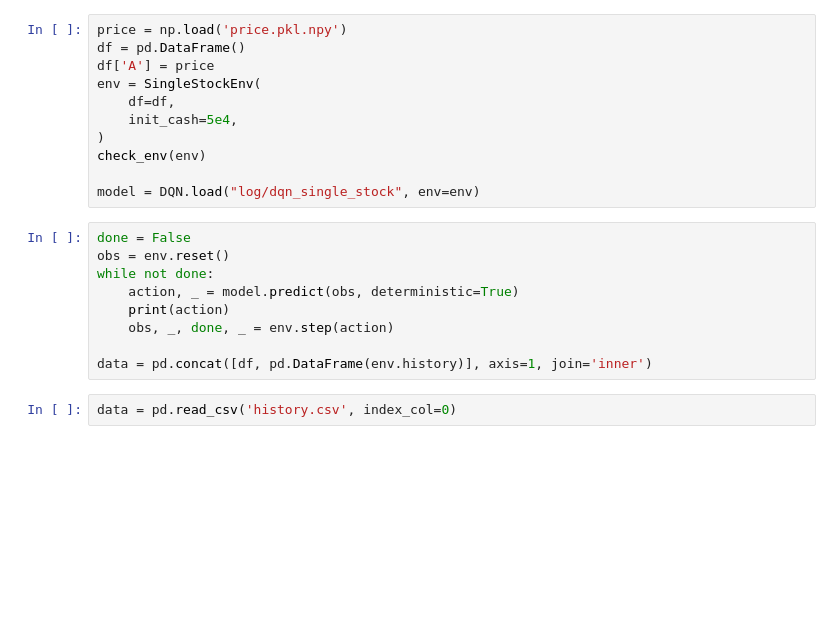
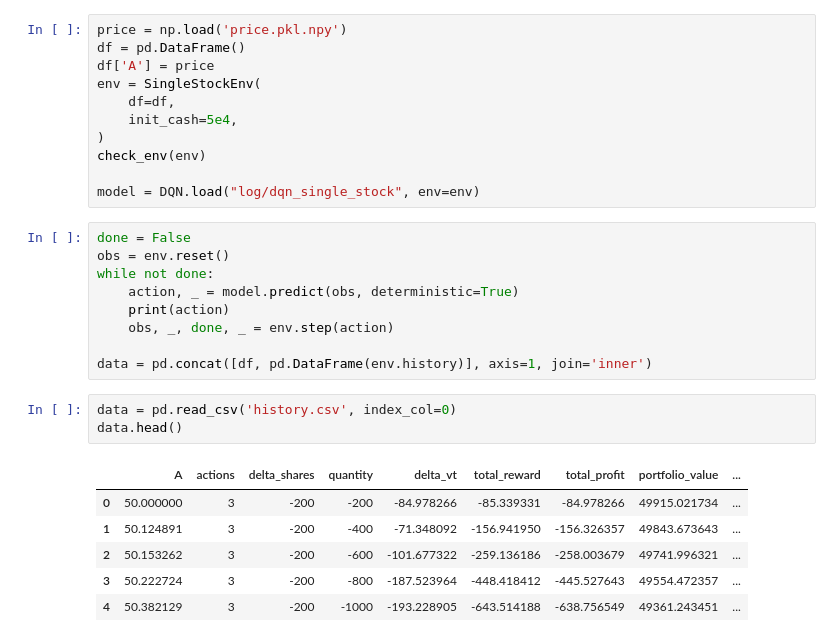
Before and after one commit to minhmanminhman/stock-env, a Jupyter notebook: test.ipynb, the cells around one changed output. Drawn from its saved outputs; the diff is of its cells as text; blank space fills up the shorter version.

```diff
--- a/test.ipynb
+++ b/test.ipynb
@@ -27,3 +46,11 @@ while not done:
 data = pd.concat([df, pd.DataFrame(env.history)], axis=1, join='inner')
 # %%
 data = pd.read_csv('history.csv', index_col=0)
+data.head()
+# %% [output]
+|  | A | actions | delta_shares | quantity | delta_vt | total_reward | total_profit | portfolio_value | ... |
+| 0 | 50.000000 | 3 | -200 | -200 | -84.978266 | -85.339331 | -84.978266 | 49915.021734 | ... |
+| 1 | 50.124891 | 3 | -200 | -400 | -71.348092 | -156.941950 | -156.326357 | 49843.673643 | ... |
+| 2 | 50.153262 | 3 | -200 | -600 | -101.677322 | -259.136186 | -258.003679 | 49741.996321 | ... |
+| 3 | 50.222724 | 3 | -200 | -800 | -187.523964 | -448.418412 | -445.527643 | 49554.472357 | ... |
+| 4 | 50.382129 | 3 | -200 | -1000 | -193.228905 | -643.514188 | -638.756549 | 49361.243451 | ... |
```
Also changed, not shown: parts of 4 cells of this notebook.
